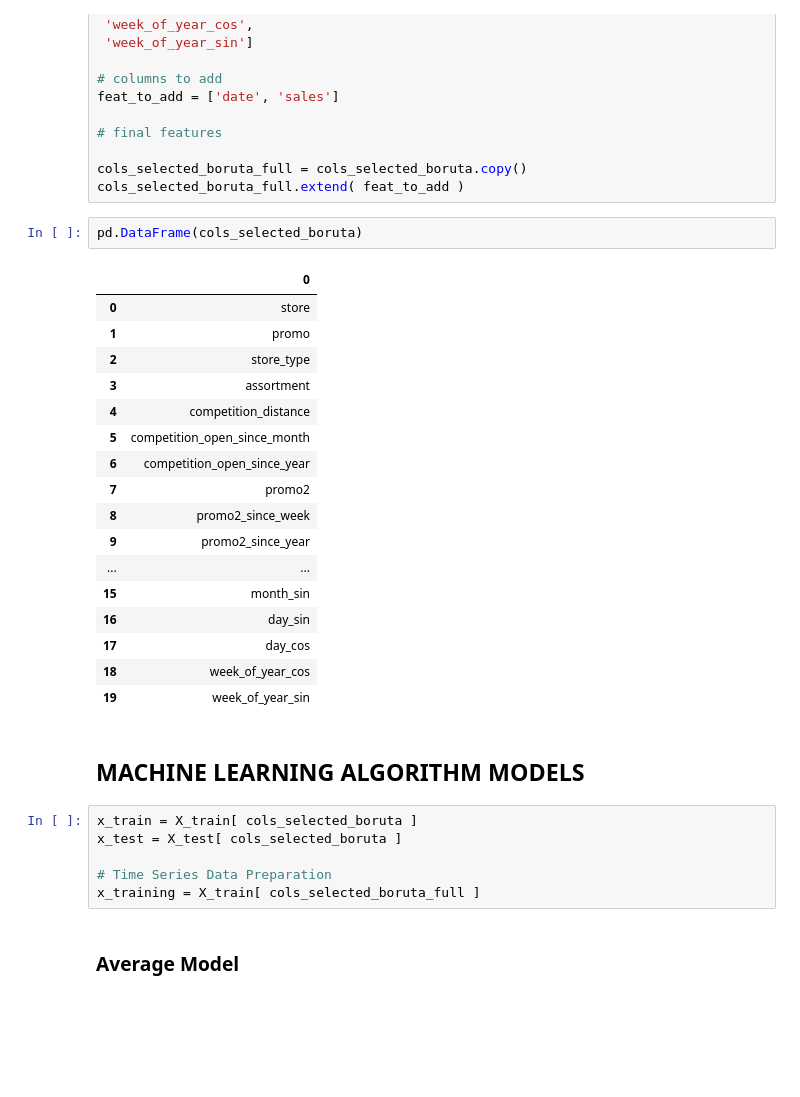
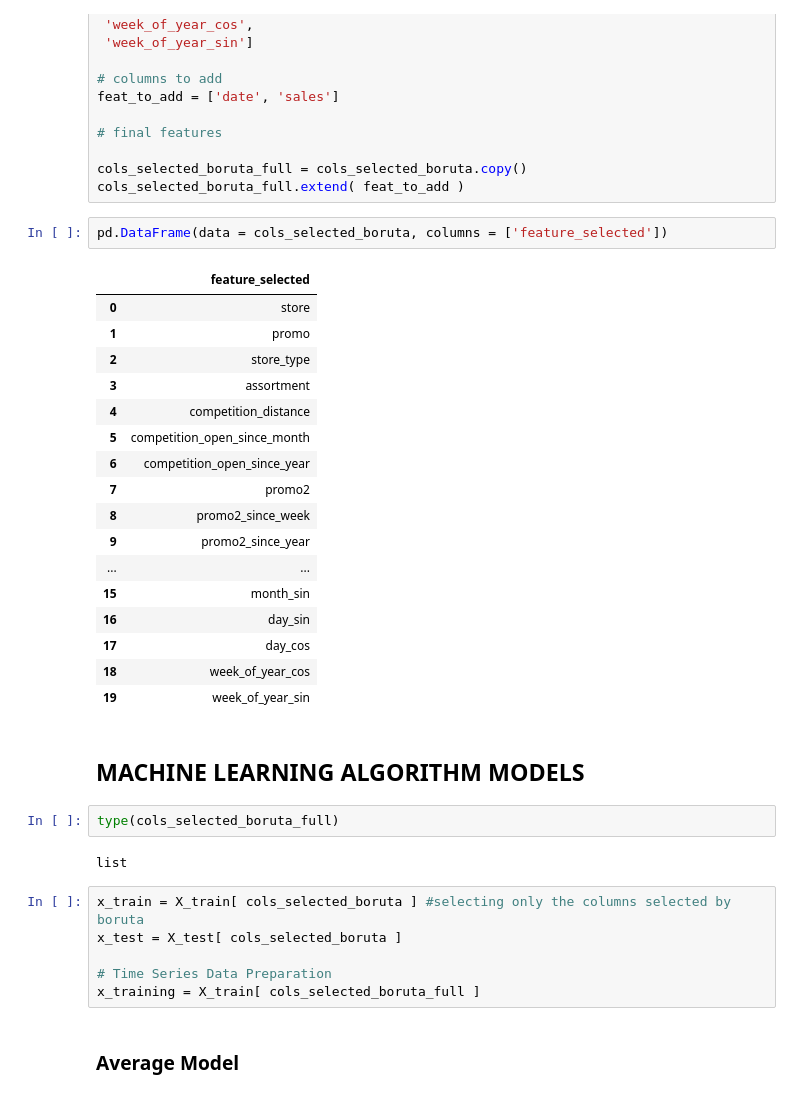
Before and after one commit to marxcerqueira/Kaggle-Rossman-Sales-Prediction, a Jupyter notebook: notebooks/Rossman-Store-Sales-Prediction.ipynb, the cells around one changed output. Saved outputs shown, nothing was run; the diff lists cells and outputs as text; blank space fills up the shorter version.

```diff
--- a/notebooks/Rossman-Store-Sales-Prediction.ipynb
+++ b/notebooks/Rossman-Store-Sales-Prediction.ipynb
@@ -1208,9 +1247,9 @@ feat_to_add = ['date', 'sales']
 cols_selected_boruta_full = cols_selected_boruta.copy()
 cols_selected_boruta_full.extend( feat_to_add )
 # %%
-pd.DataFrame(cols_selected_boruta)
+pd.DataFrame(data = cols_selected_boruta, columns = ['feature_selected'])
 # %% [output]
-|  | 0 |
+|  | feature_selected |
 | 0 | store |
 | 1 | promo |
 | 2 | store_type |
@@ -1229,8 +1268,12 @@ pd.DataFrame(cols_selected_boruta)
 | 19 | week_of_year_sin |
 # %% [markdown]
 ## MACHINE LEARNING ALGORITHM MODELS
+# %%
+type(cols_selected_boruta_full)
+# %% [output]
+list
 # %%
-x_train = X_train[ cols_selected_boruta ]
+x_train = X_train[ cols_selected_boruta ] #selecting only the columns selected by boruta
 x_test = X_test[ cols_selected_boruta ]
 
 # Time Series Data Preparation
```
Also changed, not shown: parts of 20 cells of this notebook.
